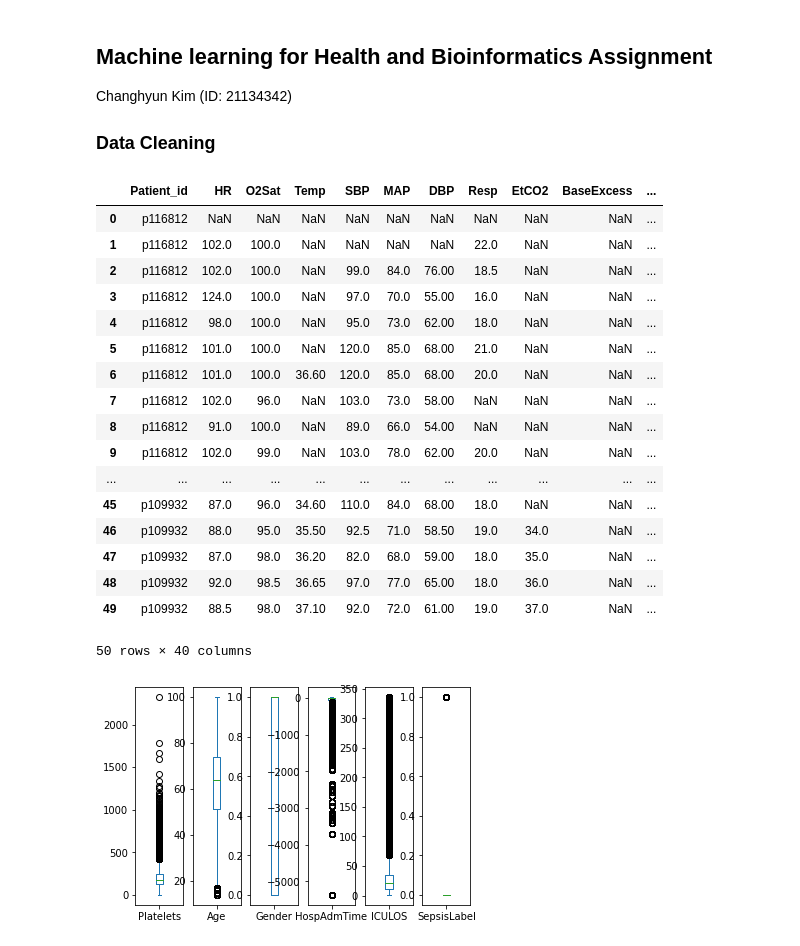
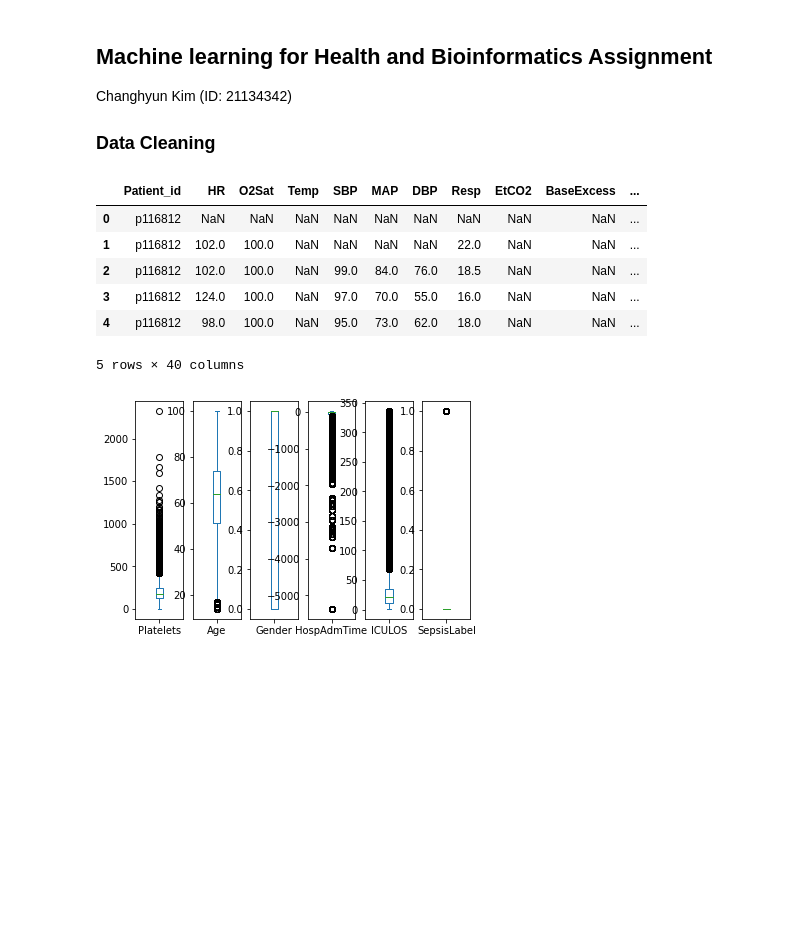
Before and after one commit to eddie8615/ml_bioinfo_hi, a Jupyter notebook: assignment/k21134342_ML_assignment.ipynb, the cells around one changed output. Saved outputs shown, nothing was run; the diff lists cells and outputs as text; code cells hidden in the pictures; blank space fills up the shorter version.

```diff
--- a/assignment/k21134342_ML_assignment.ipynb
+++ b/assignment/k21134342_ML_assignment.ipynb
@@ -9,26 +9,15 @@ import pandas as pd
 # %%
 # Read data
 data = pd.read_csv('PatientTimeSeries.csv')
-data.head(50)
+data.head()
 # %% [output]
 |  | Patient_id | HR | O2Sat | Temp | SBP | MAP | DBP | Resp | EtCO2 | BaseExcess | ... |
 | 0 | p116812 | NaN | NaN | NaN | NaN | NaN | NaN | NaN | NaN | NaN | ... |
 | 1 | p116812 | 102.0 | 100.0 | NaN | NaN | NaN | NaN | 22.0 | NaN | NaN | ... |
-| 2 | p116812 | 102.0 | 100.0 | NaN | 99.0 | 84.0 | 76.00 | 18.5 | NaN | NaN | ... |
-| 3 | p116812 | 124.0 | 100.0 | NaN | 97.0 | 70.0 | 55.00 | 16.0 | NaN | NaN | ... |
-| 4 | p116812 | 98.0 | 100.0 | NaN | 95.0 | 73.0 | 62.00 | 18.0 | NaN | NaN | ... |
-| 5 | p116812 | 101.0 | 100.0 | NaN | 120.0 | 85.0 | 68.00 | 21.0 | NaN | NaN | ... |
-| 6 | p116812 | 101.0 | 100.0 | 36.60 | 120.0 | 85.0 | 68.00 | 20.0 | NaN | NaN | ... |
-| 7 | p116812 | 102.0 | 96.0 | NaN | 103.0 | 73.0 | 58.00 | NaN | NaN | NaN | ... |
-| 8 | p116812 | 91.0 | 100.0 | NaN | 89.0 | 66.0 | 54.00 | NaN | NaN | NaN | ... |
-| 9 | p116812 | 102.0 | 99.0 | NaN | 103.0 | 78.0 | 62.00 | 20.0 | NaN | NaN | ... |
-| ... | ... | ... | ... | ... | ... | ... | ... | ... | ... | ... | ... |
-| 45 | p109932 | 87.0 | 96.0 | 34.60 | 110.0 | 84.0 | 68.00 | 18.0 | NaN | NaN | ... |
-| 46 | p109932 | 88.0 | 95.0 | 35.50 | 92.5 | 71.0 | 58.50 | 19.0 | 34.0 | NaN | ... |
-| 47 | p109932 | 87.0 | 98.0 | 36.20 | 82.0 | 68.0 | 59.00 | 18.0 | 35.0 | NaN | ... |
-| 48 | p109932 | 92.0 | 98.5 | 36.65 | 97.0 | 77.0 | 65.00 | 18.0 | 36.0 | NaN | ... |
-| 49 | p109932 | 88.5 | 98.0 | 37.10 | 92.0 | 72.0 | 61.00 | 19.0 | 37.0 | NaN | ... |
+| 2 | p116812 | 102.0 | 100.0 | NaN | 99.0 | 84.0 | 76.0 | 18.5 | NaN | NaN | ... |
+| 3 | p116812 | 124.0 | 100.0 | NaN | 97.0 | 70.0 | 55.0 | 16.0 | NaN | NaN | ... |
+| 4 | p116812 | 98.0 | 100.0 | NaN | 95.0 | 73.0 | 62.0 | 18.0 | NaN | NaN | ... |
-50 rows × 40 columns
+5 rows × 40 columns
 # %%
 data.iloc[:,34:40].plot(kind='box', subplots=True, sharex=False, sharey=False)
 plt.show()
```
Also changed, not shown: parts of 11 cells of this notebook.
